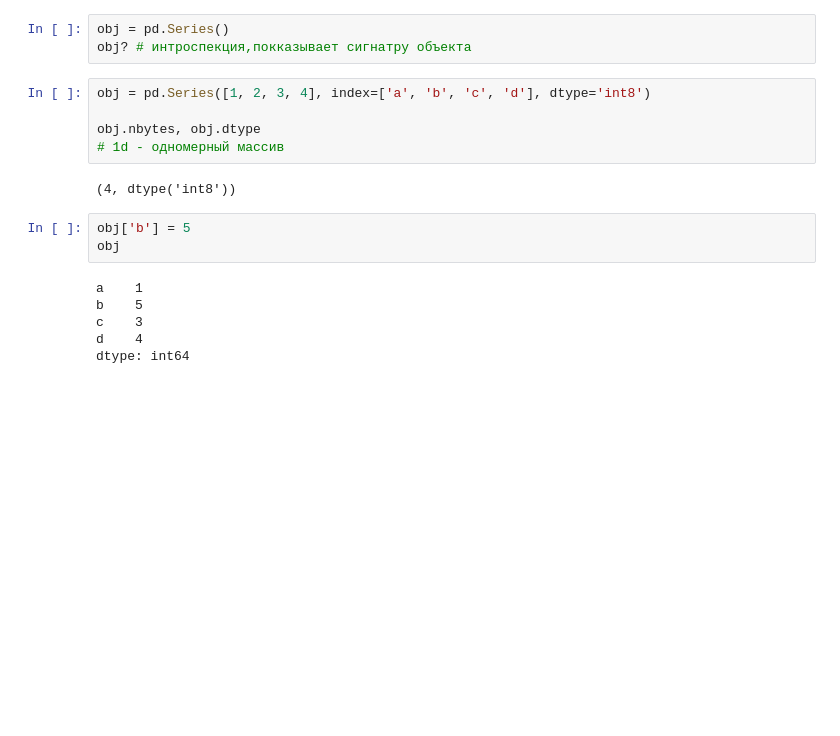
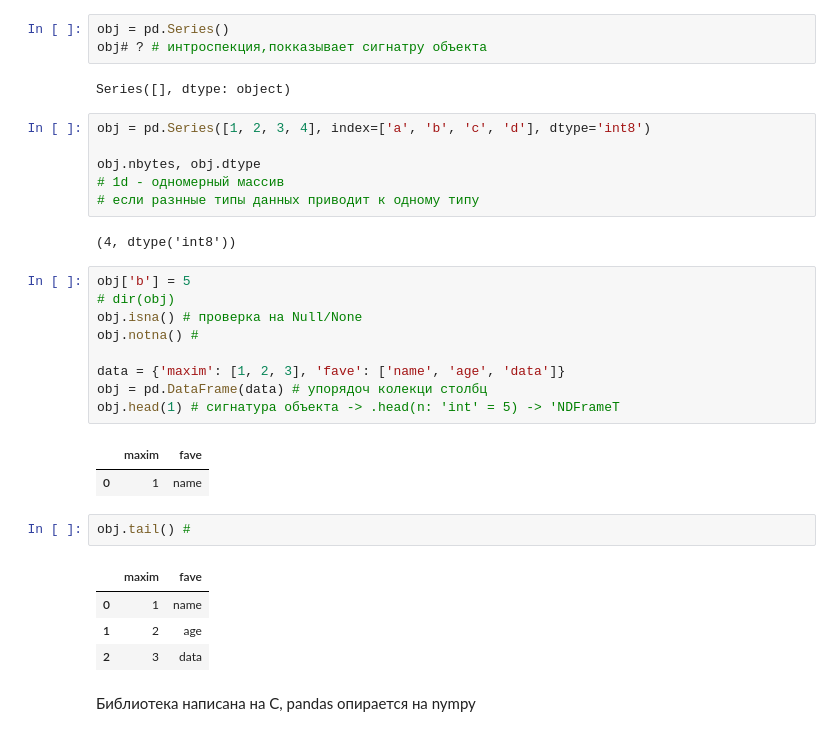
Before and after one commit to SENATOROVAI/DataScience-Maxim, a Jupyter notebook: Python/Pandas.ipynb, the cells around one changed output. Saved outputs shown, nothing was run; the diff lists cells and outputs as text; blank space fills up the shorter version.

```diff
--- a/Python/Pandas.ipynb
+++ b/Python/Pandas.ipynb
@@ -9,20 +10,35 @@ import pandas as pd
 <img src="https://pandas.pydata.org/pandas-docs/stable/_images/01_table_series.svg">
 # %%
 obj = pd.Series()
-obj? # интроспекция,покказывает сигнатру объекта
+obj# ? # интроспекция,покказывает сигнатру объекта
+# %% [output]
+Series([], dtype: object)
 # %%
 obj = pd.Series([1, 2, 3, 4], index=['a', 'b', 'c', 'd'], dtype='int8')
 
 obj.nbytes, obj.dtype
 # 1d - одномерный массив
+# если разнные типы данных приводит к одному типу
 # %% [output]
 (4, dtype('int8'))
-# %%
-obj['b'] = 5
-obj
-# %% [output]
-a    1
-b    5
-c    3
-d    4
-dtype: int64
+# %%
+obj['b'] = 5
+# dir(obj)
+obj.isna() # проверка на Null/None
+obj.notna() #
+
+data = {'maxim': [1, 2, 3], 'fave': ['name', 'age', 'data']}
+obj = pd.DataFrame(data) # упорядоч колекци столбц
+obj.head(1) # сигнатура объекта -> .head(n: 'int' = 5) -> 'NDFrameT
+# %% [output]
+|  | maxim | fave |
+| 0 | 1 | name |
+# %%
+obj.tail() #
+# %% [output]
+|  | maxim | fave |
+| 0 | 1 | name |
+| 1 | 2 | age |
+| 2 | 3 | data |
+# %% [markdown]
+Библиотека написана на С, pandas опирается на nympy
```
Also changed, not shown: parts of 23 cells of this notebook, 4 other files.
